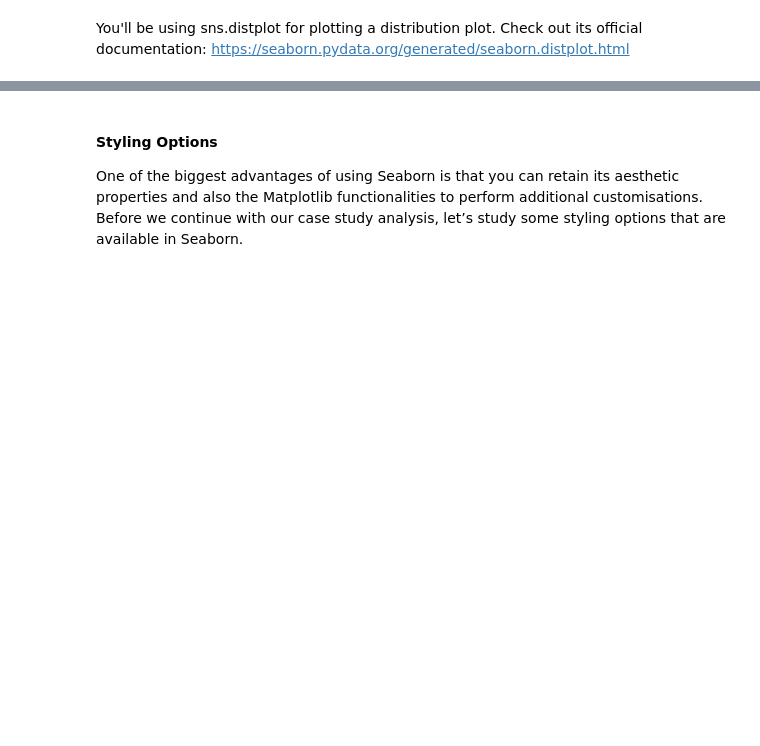
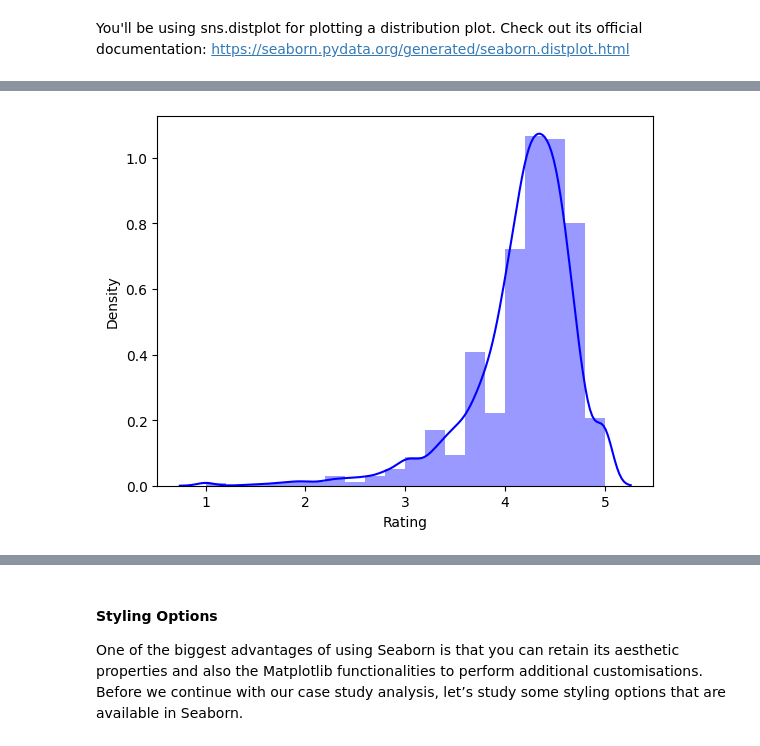
Before and after one commit to shmanth/Data-Visualisation-in-Python---Case-Study-IIITB-Assignment, a Jupyter notebook: Data_Visualisation_in_Python_Case_Study.ipynb, the cells around one changed output, grey strips where cells are left out. Saved outputs shown, nothing was run; the diff lists cells and outputs as text; code cells hidden in the pictures; blank space fills up the shorter version.

```diff
--- a/Data_Visualisation_in_Python_Case_Study.ipynb
+++ b/Data_Visualisation_in_Python_Case_Study.ipynb
@@ -841,2 +847,6 @@ You'll be using sns.distplot for plotting a distribution plot. Check out its off
 # %%
 #Change the colour of bins to green
+sns.distplot(gplay["Rating"], color="b", bins=20)
+plt.show()
+# %% [output]
+[figure, added]
```
Also changed, not shown: parts of 94 cells of this notebook.
